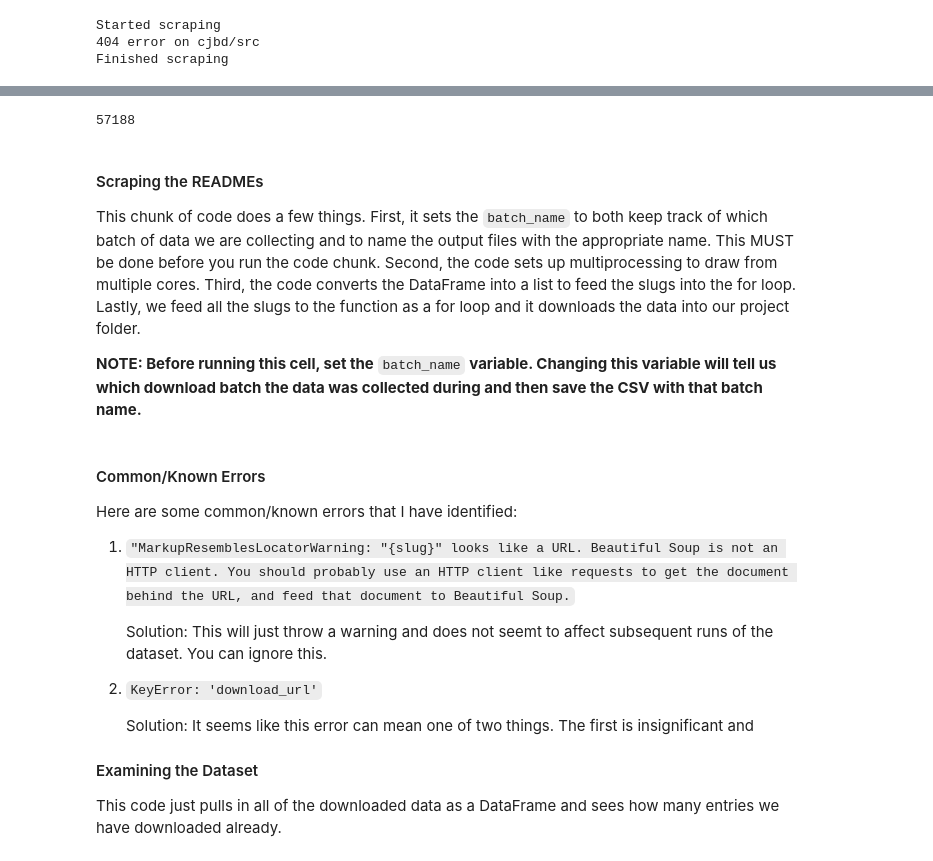
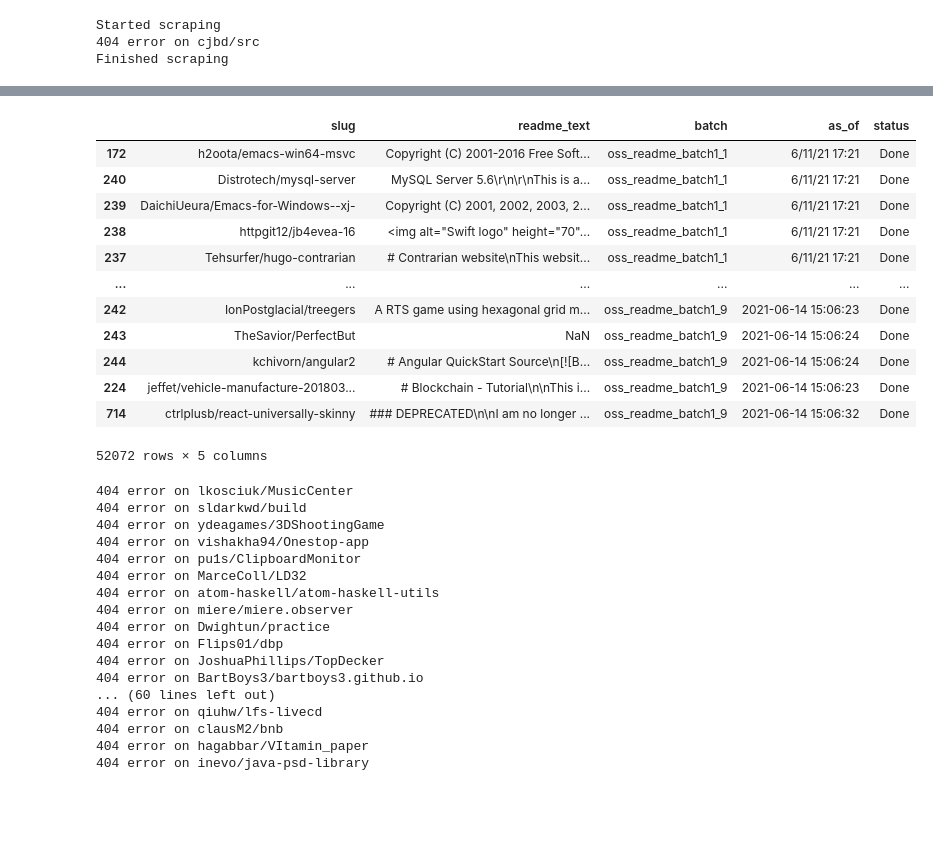
Before and after one commit to DSPG-Young-Scholars-Program/dspg21oss, a Jupyter notebook: src/01_scrape_readmes/02B_scrape_readmes_requests.ipynb, the cells around one changed output, grey strips where cells are left out. Saved outputs shown, nothing was run; the diff lists cells and outputs as text; code cells hidden in the pictures; blank space fills up the shorter version.

Commit message:
adding updates to scrape_readme

```diff
--- a/src/01_scrape_readmes/02B_scrape_readmes_requests.ipynb
+++ b/src/01_scrape_readmes/02B_scrape_readmes_requests.ipynb
@@ -203,19 +316,41 @@ raw_slug_data['slug'].count()
 # %%
 os.chdir('/project/class/bii_sdad_dspg/ncses_oss_2021/requests_scrape/')
 extension = 'csv'
 all_filenames = [i for i in glob.glob('*.{}'.format(extension))]
 combined_csv = pd.concat([pd.read_csv(f) for f in all_filenames ])
 combined_csv = combined_csv[combined_csv['status'] == 'Done']
-already_scraped_slugs = combined_csv['slug'].tolist()
-filtered_slugs = ~raw_slug_data.slug.isin(already_scraped_slugs)
-filtered_slugs = raw_slug_data[filtered_slugs]
-filtered_slugs.head()
-filtered_slugs['slug'].count()
+combined_csv = combined_csv.sort_values("batch")
+combined_csv
+# 21220 > 52072
+# combined_csv.to_csv('/project/class/bii_sdad_dspg/ncses_oss_2021/requests_scrape/oss_readme_aggregated/oss_readme_data_061521.csv', sep=',', encoding='utf-8', index=False)
 # %% [output]
+|  | slug | readme_text | batch | as_of | status |
+| 172 | h2oota/emacs-win64-msvc | Copyright (C) 2001-2016 Free Soft... | oss_readme_batch1_1 | 6/11/21 17:21 | Done |
+| 240 | Distrotech/mysql-server | MySQL Server 5.6\r\n\r\nThis is a... | oss_readme_batch1_1 | 6/11/21 17:21 | Done |
+| 239 | DaichiUeura/Emacs-for-Windows--xj- | Copyright (C) 2001, 2002, 2003, 2... | oss_readme_batch1_1 | 6/11/21 17:21 | Done |
+| 238 | httpgit12/jb4evea-16 | <img alt="Swift logo" height="70"... | oss_readme_batch1_1 | 6/11/21 17:21 | Done |
+| 237 | Tehsurfer/hugo-contrarian | # Contrarian website\nThis websit... | oss_readme_batch1_1 | 6/11/21 17:21 | Done |
+| ... | ... | ... | ... | ... | ... |
+| 242 | IonPostglacial/treegers | A RTS game using hexagonal grid m... | oss_readme_batch1_9 | 2021-06-14 15:06:23 | Done |
+| 243 | TheSavior/PerfectBut | NaN | oss_readme_batch1_9 | 2021-06-14 15:06:24 | Done |
+| 244 | kchivorn/angular2 | # Angular QuickStart Source\n[![B... | oss_readme_batch1_9 | 2021-06-14 15:06:24 | Done |
+| 224 | jeffet/vehicle-manufacture-201803... | # Blockchain - Tutorial\n\nThis i... | oss_readme_batch1_9 | 2021-06-14 15:06:23 | Done |
+| 714 | ctrlplusb/react-universally-skinny | ### DEPRECATED\n\nI am no longer ... | oss_readme_batch1_9 | 2021-06-14 15:06:32 | Done |
-57188
+52072 rows × 5 columns
+404 error on lkosciuk/MusicCenter
+404 error on sldarkwd/build
+404 error on ydeagames/3DShootingGame
+404 error on vishakha94/Onestop-app
+404 error on pu1s/ClipboardMonitor
+404 error on MarceColl/LD32
+404 error on atom-haskell/atom-haskell-utils
+404 error on miere/miere.observer
+404 error on Dwightun/practice
+404 error on Flips01/dbp
+404 error on JoshuaPhillips/TopDecker
+404 error on BartBoys3/bartboys3.github.io
+... (60 lines left out)
+404 error on qiuhw/lfs-livecd
+404 error on clausM2/bnb
+404 error on hagabbar/VItamin_paper
+404 error on inevo/java-psd-library
-# %% [markdown]
-#### Scraping the READMEs
-
-This chunk of code does a few things. First, it sets the `batch_name` to both keep track of which batch of data we are collecting and to name the output files with the appropriate name. This MUST be done before you run the code chunk. Second, the code sets up multiprocessing to draw from multiple cores. Third, the code converts the DataFrame into a list to feed the slugs into the for loop. Lastly, we feed all the slugs to the function as a for loop and it downloads the data into our project folder.
-
-**NOTE: Before running this cell, set the** `batch_name` **variable. Changing this variable will tell us which download batch the data was collected during and then save the CSV with that batch name.**
@@ -251,16 +356,0 @@ print("Finished scraping", len(final_log), "of", len(slugs), "records")
-# %% [markdown]
-#### Common/Known Errors
-
-Here are some common/known errors that I have identified:
-
-1. `"MarkupResemblesLocatorWarning: "{slug}" looks like a URL. Beautiful Soup is not an HTTP client. You should probably use an HTTP client like requests to get the document behind the URL, and feed that document to Beautiful Soup.`
-
-    Solution: This will just throw a warning and does not seemt to affect subsequent runs of the dataset. You can ignore this.
-
-2. `KeyError: 'download_url'`
-
-    Solution: It seems like this error can mean one of two things. The first is insignificant and
-
-#### Examining the Dataset
-
-This code just pulls in all of the downloaded data as a DataFrame and sees how many entries we have downloaded already.
```
Also changed, not shown: parts of 23 cells of this notebook.
